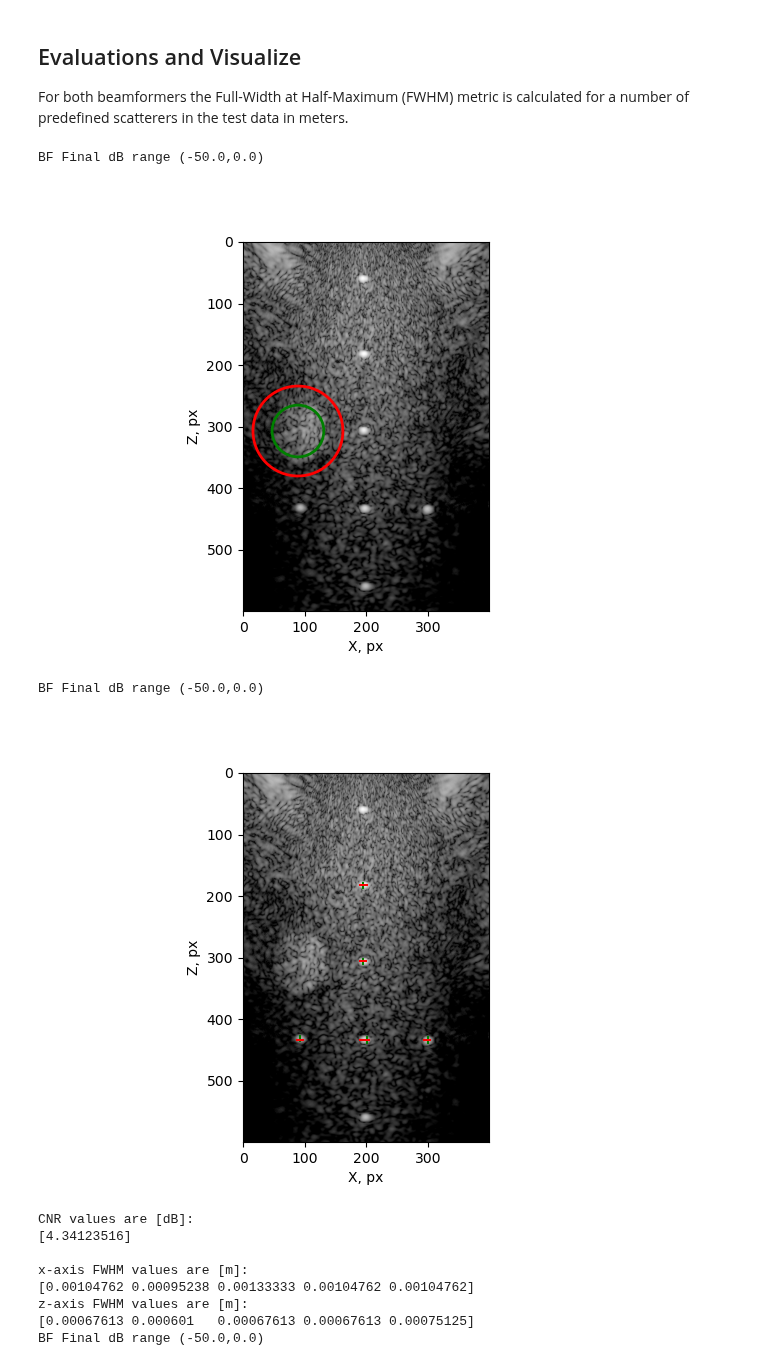
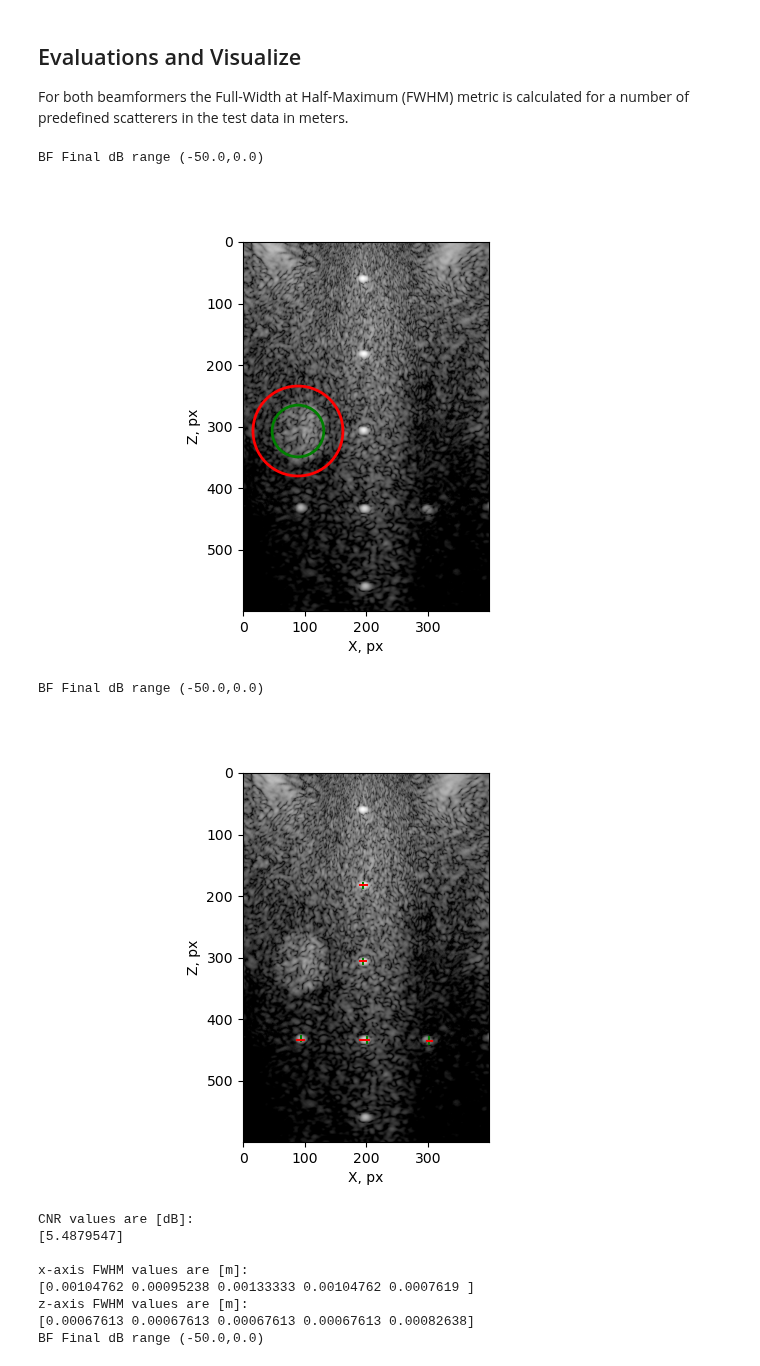
Before and after one commit to FlowMotioning/Beamforming, a Jupyter notebook: juypter/FWMH and contrast from PICMUS.ipynb, the cells around one changed output. Cells and saved outputs as stored; diff of their text form; code cells hidden in the pictures.

```diff
--- a/juypter/FWMH and contrast from PICMUS.ipynb
+++ b/juypter/FWMH and contrast from PICMUS.ipynb
@@ -167,7 +170,7 @@ img_config = ImageSettings( image_x_range[0],
 channel_reduction = 128
 # active_elements = [0,1,2,3,4,5,6,7,8,9,10,11,12,13,14,15]
 active_elements = np.arange(128)
-angle_indices = [33, 37, 38, 42]
+angle_indices = [33, 37, 38, 45]
 tx_strategy_indices = ['PW_4_2', angle_indices]
 # angle_indices = list(range(75))
 
@@ -231,45 +233,48 @@ For both beamformers the Full-Width at Half-Maximum (FWHM) metric is calculated
 # %%
 eval_obj = PicmusEval(img_data, bf)
 circle_pos = np.asarray([[-0.0105, 0.0281, 0.007, 0.004]])
 CNR_values = eval_obj.evaluate_circ_contrast(circle_pos)
 
 scatterer_pos = np.asarray([[-0.001, 0.018, 0.001, 0.001],
                             [-0.001, 0.0277, 0.001, 0.001],
                             [0.0001, 0.0375, 0.001, 0.001],
                            [-0.0104, 0.0375, 0.001, 0.001],
                            [0.0095, 0.0375, 0.001, 0.001]])
-FWHM_x, FWHM_y = eval_obj.evaluate_FWHM(scatterer_pos,is_plot=True, plot_name="FWHM_eval")
+FWHM_x, FWHM_y = eval_obj.evaluate_FWHM(scatterer_pos,is_plot=True,
+                                        plot_name="ultrasound_images/FWHM_eval")
 
 print("CNR values are [dB]:")
 print(str(CNR_values) + "\n")
 print("x-axis FWHM values are [m]:")
 print(str(FWHM_x))
 print("z-axis FWHM values are [m]:")
 print(str(FWHM_y))
 
+image_path = './ultrasound_images/'
+image_title = 'DAS'
 # visualize DAS image
 plot_image(np.abs(img_data),
                scatters_coords_xz=None,
                elements_coords_xz=None,
                framework='matplotlib',
-               title='DAS',
+               title=image_title,
                image_x_range=image_x_range,
                image_z_range=image_z_range,
                db_range=db_range,
                colorscale='Greys',
-               save_fig=False,
+               save_fig=True,
                show=True,
-               path_to_save='.')
+               path_to_save=image_path)
 # %% [output]
 BF Final dB range (-50.0,0.0)
-[figure, old version]
+[figure, new version]
 BF Final dB range (-50.0,0.0)
-[figure, old version]
+[figure, new version]
 CNR values are [dB]:
-[4.34123516]
+[5.4879547]
 
 x-axis FWHM values are [m]:
-[0.00104762 0.00095238 0.00133333 0.00104762 0.00104762]
+[0.00104762 0.00095238 0.00133333 0.00104762 0.0007619 ]
 z-axis FWHM values are [m]:
-[0.00067613 0.000601   0.00067613 0.00067613 0.00075125]
+[0.00067613 0.00067613 0.00067613 0.00067613 0.00082638]
 BF Final dB range (-50.0,0.0)
```
Also changed, not shown: parts of 14 cells of this notebook.
